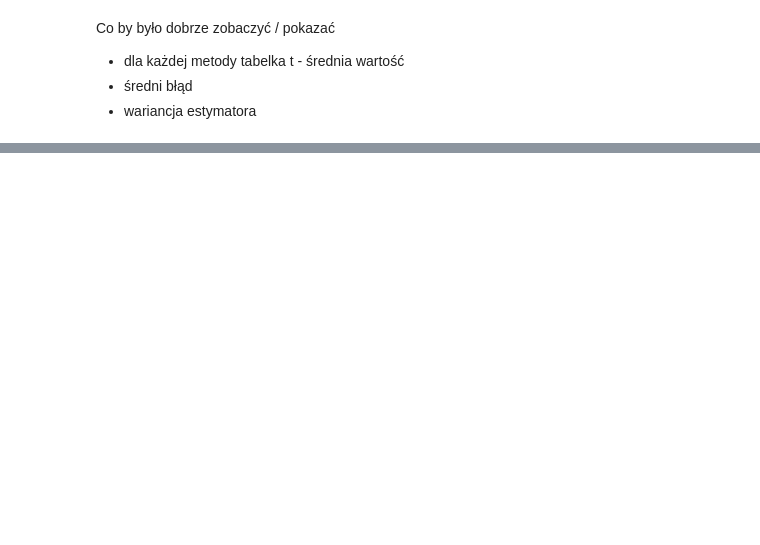
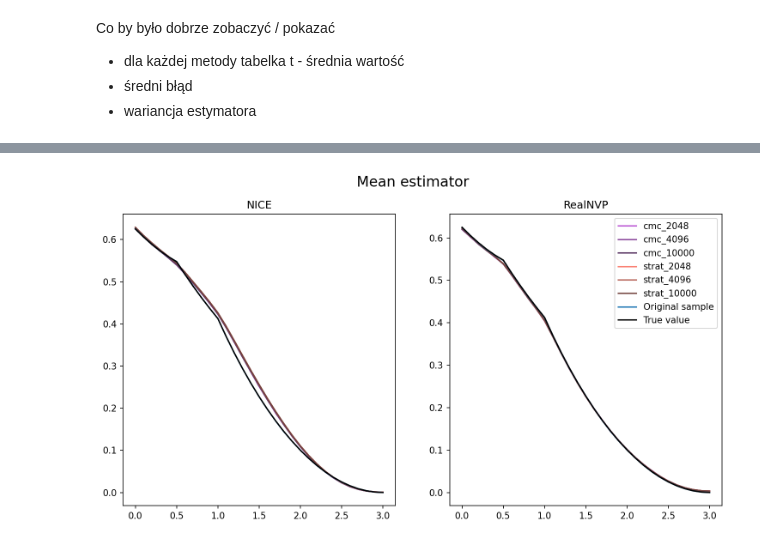
Before and after one commit to SirPentyna/mgr_normalizing_flows, a Jupyter notebook: Repeated experiments with Monte Carlo estimation.ipynb, the cells around one changed output, grey strips where cells are left out. Cells and saved outputs as stored; diff of their text form; code cells hidden in the pictures; blank space fills up the shorter version.

```diff
--- a/Repeated experiments with Monte Carlo estimation.ipynb
+++ b/Repeated experiments with Monte Carlo estimation.ipynb
@@ -302,11 +313,13 @@ import matplotlib.pyplot as plt
 # %%
 df_nice = pd.read_csv('MC_NICE_experiments.csv')
 df_realnvp = pd.read_csv('MC_RealNVP_experiments.csv')
+
+cols_order = ['t', 'true_probs', 'probs_x_np', 'cmc_2048', 'cmc_4096', 'cmc_10000',  'strat_2048', 'strat_4096', 'strat_10000', 'run_id']
 # %%
 max_run_id = np.minimum(
     np.max(df_nice['run_id']),
     np.max(df_realnvp['run_id'])
     )
 
-df_nice = df_nice[df_nice['run_id'] <= max_run_id]
-df_realnvp = df_realnvp[df_realnvp['run_id'] <= max_run_id]
+df_nice = df_nice[df_nice['run_id'] <= max_run_id].drop(['Unnamed: 0'], axis=1).reindex(cols_order, axis = 1)
+df_realnvp = df_realnvp[df_realnvp['run_id'] <= max_run_id].drop(['Unnamed: 0'],axis=1).reindex(cols_order, axis = 1)
@@ -325,0 +333,14 @@ Co by było dobrze zobaczyć / pokazać
+# %%
+def calc_mean_estim(df):
+    return df.drop(['run_id'], axis=1).groupby('t').apply('mean')
+
+def calc_mean_error(df):
+    diffs = df.drop(['run_id', 'true_probs', 't'],axis = 1).sub(df['true_probs'], axis=0)
+    diffs['t'] = df['t']
+    return diffs.groupby('t').apply('mean')
+
+
+def calc_var(df):
+    diffs = df.drop(['run_id', 'true_probs', 't'],axis = 1).sub(df['true_probs'], axis=0)
+    diffs['t'] = df['t']
+    return diffs.groupby('t').apply('var')
@@ -325,0 +391,46 @@ Co by było dobrze zobaczyć / pokazać
+# %%
+
+means_nice = calc_mean_estim(df_nice)
+means_realnvp = calc_mean_estim(df_realnvp)
+
+
+plt.figure(figsize=(12, 6), dpi=150)
+plt.subplot(1, 2, 1)
+
+
+
+for i, clmn in enumerate(['cmc_2048', 'cmc_4096', 'cmc_10000']):
+    plt.plot(means_nice[clmn], label = clmn, c = cmc_palette[i])
+
+for i, clmn in enumerate(['strat_2048', 'strat_4096', 'strat_10000']):
+    plt.plot(means_nice[clmn], label = clmn, c = strat_palette[i])
+
+
+plt.plot(means_nice['probs_x_np'], label = "Original sample")
+
+plt.plot(means_nice['true_probs'], label = "True value", c = 'black')
+
+#'true_probs'
+
+plt.title("NICE")
+plt.subplot(1, 2, 2)
+
+
+
+
+for i, clmn in enumerate(['cmc_2048', 'cmc_4096', 'cmc_10000']):
+    plt.plot(means_realnvp[clmn], label = clmn, c = cmc_palette[i])
+
+for i, clmn in enumerate(['strat_2048', 'strat_4096', 'strat_10000']):
+    plt.plot(means_realnvp[clmn], label = clmn, c = strat_palette[i])
+
+
+plt.plot(means_realnvp['probs_x_np'], label = "Original sample")
+
+plt.plot(means_realnvp['true_probs'], label = "True value", c = 'black')
+plt.title("RealNVP")
+plt.suptitle("Mean estimator", fontsize=16)
+plt.legend()
+plt.show()
+# %% [output]
+[figure, added]
```
Also changed, not shown: parts of 16 cells of this notebook, 10 other files.
